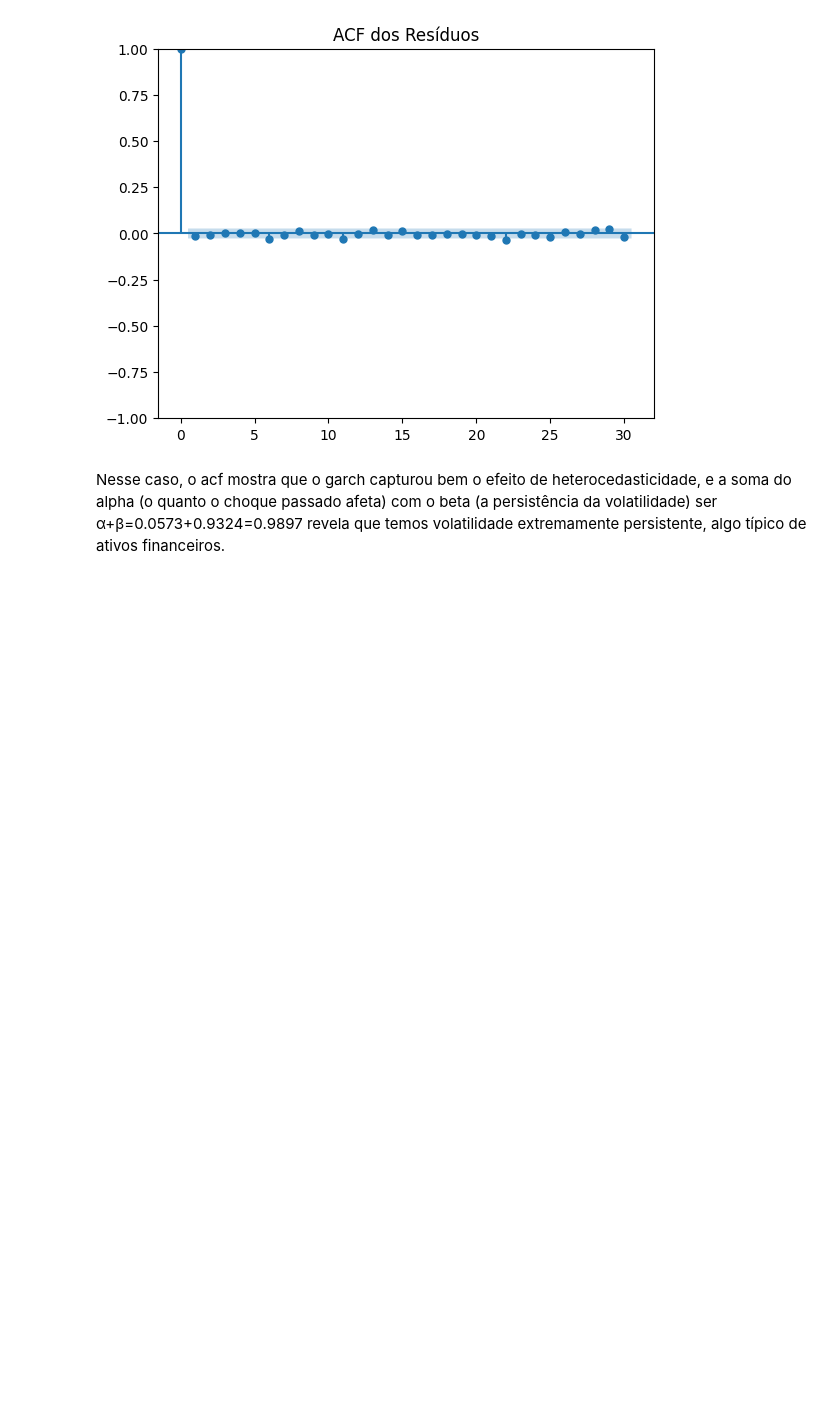
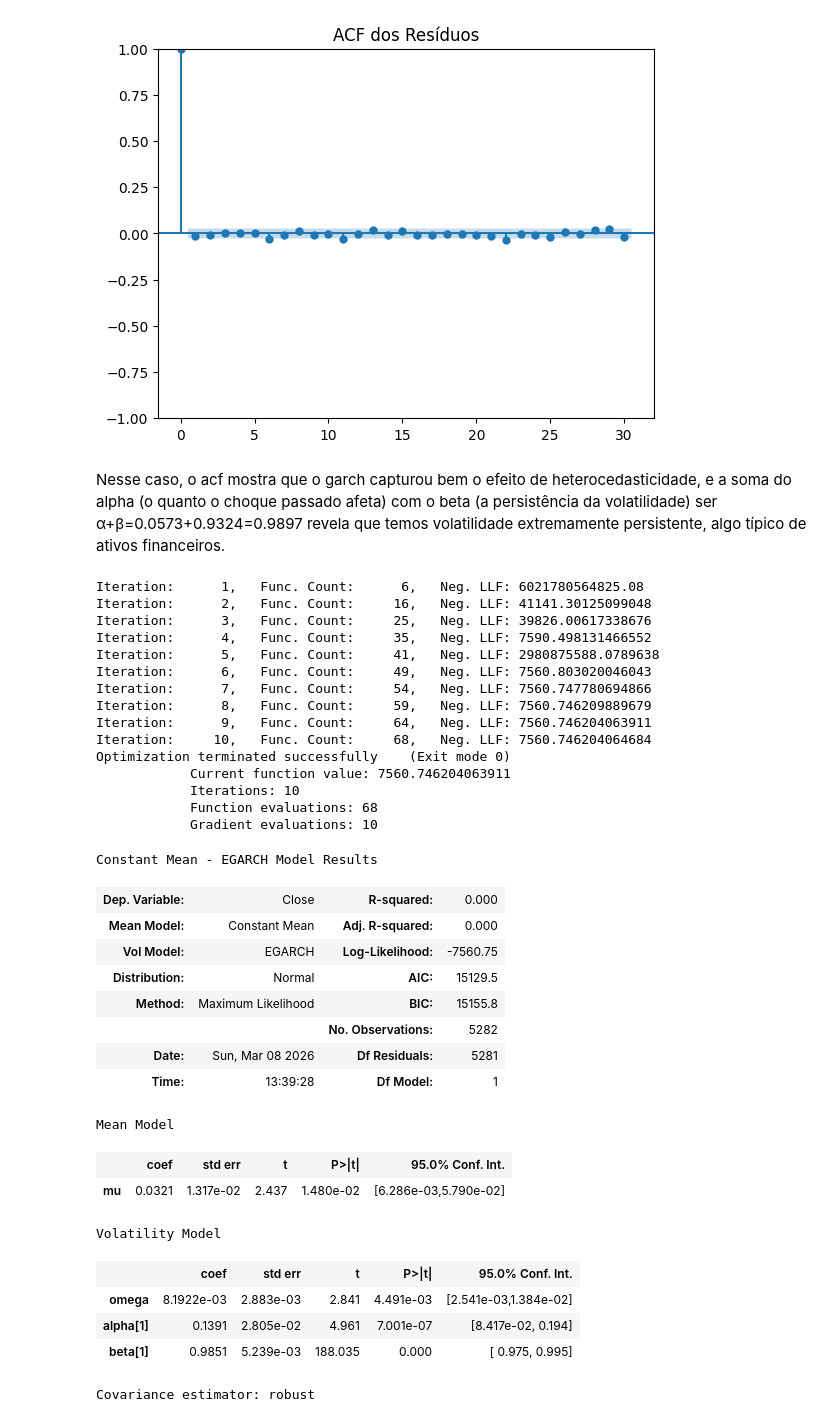
Before and after one commit to iagonmic/timeseries-econometrics-labs, a Jupyter notebook: questions/06_arch_garch.ipynb, the cells around one changed output. Cells and saved outputs as stored; diff of their text form; code cells hidden in the pictures; blank space fills up the shorter version.

```diff
--- a/questions/06_arch_garch.ipynb
+++ b/questions/06_arch_garch.ipynb
@@ -251,3 +259,41 @@ plt.show()
 [figure]
 # %% [markdown]
 Nesse caso, o acf mostra que o garch capturou bem o efeito de heterocedasticidade, e a soma do alpha (o quanto o choque passado afeta) com o beta (a persistência da volatilidade) ser α+β=0.0573+0.9324=0.9897 revela que temos volatilidade extremamente persistente, algo típico de ativos financeiros.
+# %%
+egarch_model = arch_model(returns, vol='EGARCH', p=1, q=1)
+egarch_res = egarch_model.fit()
+egarch_res.summary()
+# %% [output]
+Iteration:      1,   Func. Count:      6,   Neg. LLF: 6021780564825.08
+Iteration:      2,   Func. Count:     16,   Neg. LLF: 41141.30125099048
+Iteration:      3,   Func. Count:     25,   Neg. LLF: 39826.00617338676
+Iteration:      4,   Func. Count:     35,   Neg. LLF: 7590.498131466552
+Iteration:      5,   Func. Count:     41,   Neg. LLF: 2980875588.0789638
+Iteration:      6,   Func. Count:     49,   Neg. LLF: 7560.803020046043
+Iteration:      7,   Func. Count:     54,   Neg. LLF: 7560.747780694866
+Iteration:      8,   Func. Count:     59,   Neg. LLF: 7560.746209889679
+Iteration:      9,   Func. Count:     64,   Neg. LLF: 7560.746204063911
+Iteration:     10,   Func. Count:     68,   Neg. LLF: 7560.746204064684
+Optimization terminated successfully    (Exit mode 0)
+            Current function value: 7560.746204063911
+            Iterations: 10
+            Function evaluations: 68
+            Gradient evaluations: 10
+Constant Mean - EGARCH Model Results
+| Dep. Variable: | Close | R-squared: | 0.000 |
+| Mean Model: | Constant Mean | Adj. R-squared: | 0.000 |
+| Vol Model: | EGARCH | Log-Likelihood: | -7560.75 |
+| Distribution: | Normal | AIC: | 15129.5 |
+| Method: | Maximum Likelihood | BIC: | 15155.8 |
+|  |  | No. Observations: | 5282 |
+| Date: | Sun, Mar 08 2026 | Df Residuals: | 5281 |
+| Time: | 13:39:28 | Df Model: | 1 |
+Mean Model
+|  | coef | std err | t | P>|t| | 95.0% Conf. Int. |
+| mu | 0.0321 | 1.317e-02 | 2.437 | 1.480e-02 | [6.286e-03,5.790e-02] |
+Volatility Model
+|  | coef | std err | t | P>|t| | 95.0% Conf. Int. |
+| omega | 8.1922e-03 | 2.883e-03 | 2.841 | 4.491e-03 | [2.541e-03,1.384e-02] |
+| alpha[1] | 0.1391 | 2.805e-02 | 4.961 | 7.001e-07 | [8.417e-02, 0.194] |
+| beta[1] | 0.9851 | 5.239e-03 | 188.035 | 0.000 | [ 0.975, 0.995] |
+Covariance estimator: robust
```
Also changed, not shown: parts of 12 cells of this notebook, 1 other file.
